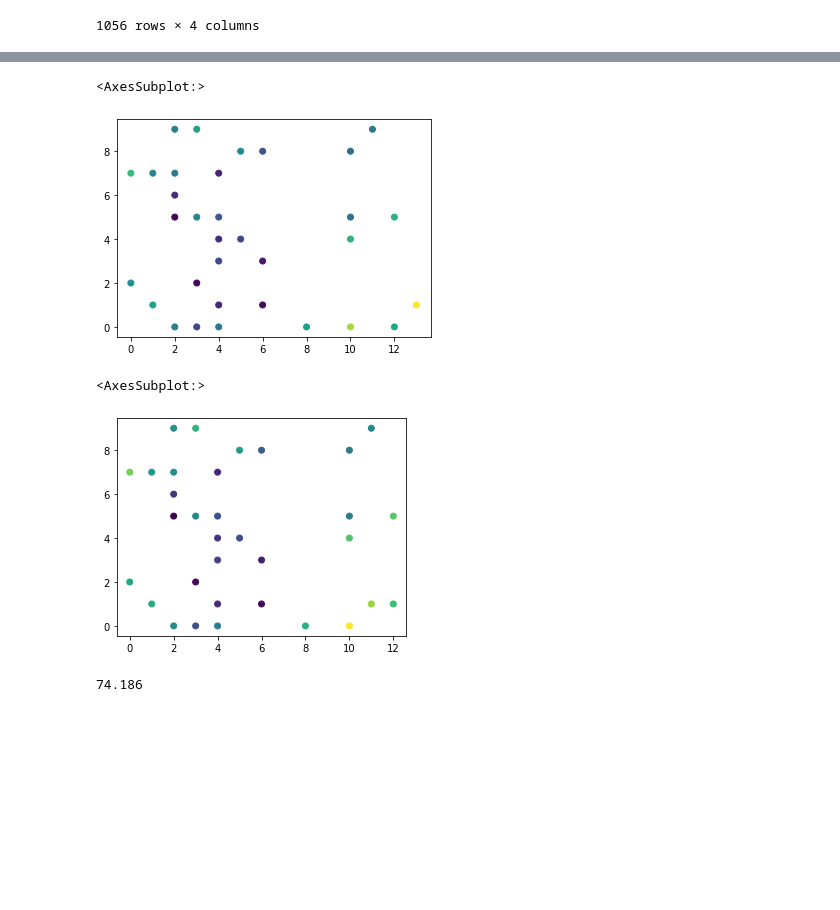
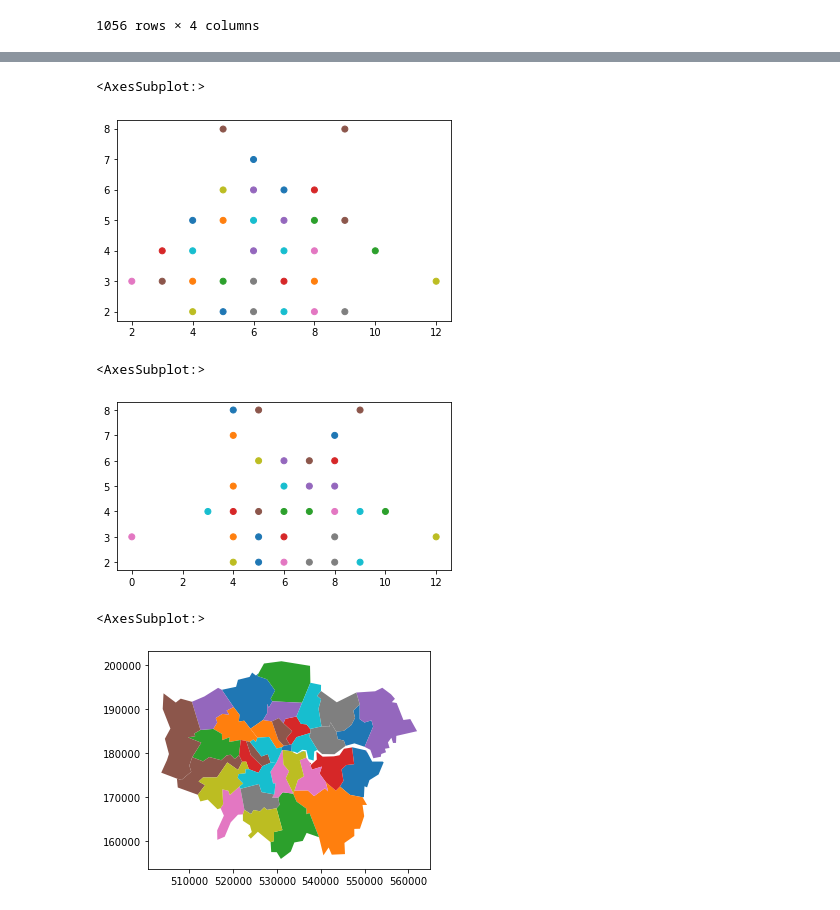
Before and after one commit to tompeterken-os/AutoCartogram, a Jupyter notebook: Playing.ipynb, the cells around one changed output, grey strips where cells are left out. Drawn from its saved outputs; the diff is of its cells as text; code cells hidden in the pictures; blank space fills up the shorter version.

```diff
--- a/Playing.ipynb
+++ b/Playing.ipynb
@@ -177,7 +218,37 @@ def do_swaps(gdf):
 # %%
 initial_gdf = find_it_gdf(codes_list, initial_coords)
-new_df = do_swaps(initial_gdf)
+d, new_df = do_iteration(initial_gdf)
 # s = do_swaps(initial_gdf)
 # [s[c].xy for c in s.keys()]
 # do_swaps(initial_gdf)['CC'].plot(column='metric')
 # do_swaps(initial_gdf)['SW'].plot(column='metric')
+# %%
+gdf = initial_gdf
+gdf['is_tested'] = [False]*len(gdf)
+all_tested = False
+iterate = True
+old_gdf = gdf
+
+while iterate:
+        max_metric = old_gdf.loc[(old_gdf['is_tested']==False), 'metric'].max()
+        row_to_test = old_gdf.loc[old_gdf['metric']==max_metric]
+        d, new_gdf = do_swaps(old_gdf, row_to_test)
+
+        if d == "CC":
+            old_gdf.loc[(old_gdf['metric']==max_metric), 'is_tested'] = True
+            num_tested = old_gdf['is_tested'].sum()
+            iterate = False if num_tested == len(old_gdf) else True
+            all_tested = True if num_tested == len(old_gdf) else False
+        else:
+            iterate = False
+# %%
+c = 'y'
+old_df = initial_gdf
+while c == 'y':
+    d, new_df = do_iteration(old_df)
+    new_df.plot(column='metric')
+    plt.show()
+
+    c = 'y' if d == True else 'n'
+
+    old_df = new_df
@@ -184,14 +257,15 @@ new_df = do_swaps(initial_gdf)
 # %%
-initial_gdf.plot(column='metric')
+new_df.plot(column='code')
 # %% [output]
 <AxesSubplot:>
-[figure, old version]
+[figure, new version]
 # %%
-new_df.plot(column='metric')
+new_df.plot(column='code')
 # %% [output]
 <AxesSubplot:>
-[figure, old version]
+[figure, new version]
-# %%
-9.8*7.57
-# %% [output]
-74.186
+# %%
+geodata.plot(column='LAD20CD')
+# %% [output]
+<AxesSubplot:>
+[figure, added]
```
Also changed, not shown: parts of 4 cells of this notebook.
